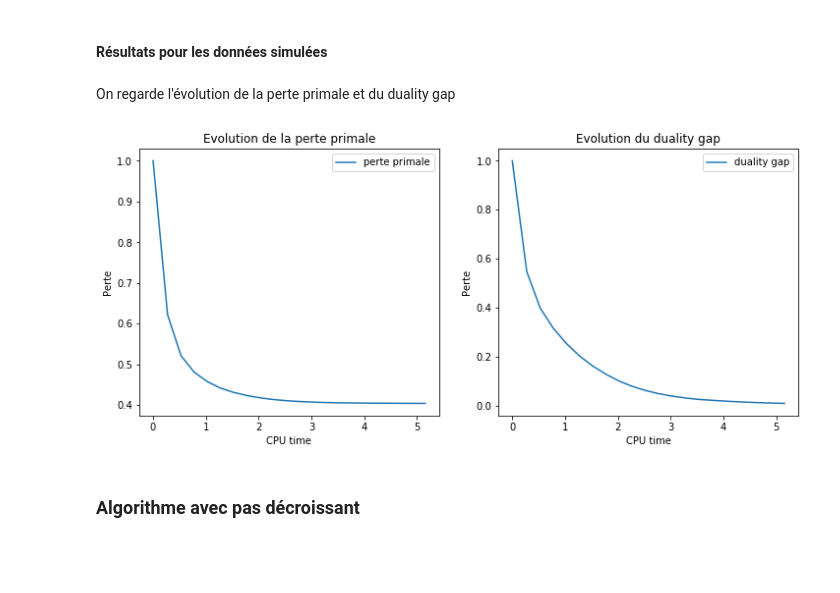
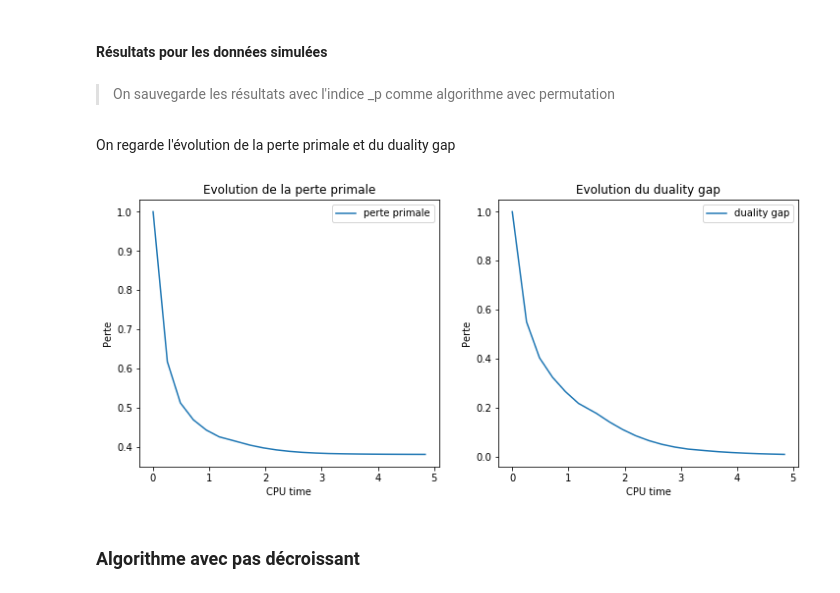
Before and after one commit to gauthier-schweitzer/soadml, a Jupyter notebook: Projet.ipynb, the cells around one changed output. Cells and saved outputs as stored; diff of their text form; code cells hidden in the pictures; blank space fills up the shorter version.

```diff
--- a/Projet.ipynb
+++ b/Projet.ipynb
@@ -192,6 +199,8 @@ def SDCA (X, Y, T, gamma, T_0_ratio, epsilon, lamb):
     return(Alpha, timelaps, primal_loss_track, dual_loss_track, gaps_track, W_bar, W_rand)
 # %% [markdown]
 #### Résultats pour les données simulées
+# %% [markdown]
+> On sauvegarde les résultats avec l'indice _p comme algorithme avec permutation
 # %%
 T = 20
 gamma = 1.0
@@ -210,22 +219,22 @@ On regarde l'évolution de la perte primale et du duality gap
 # %%
 plt.figure(figsize=(12,5))
 plt.plot([2,1])
 plt.subplot(121)
-plt.plot(np.cumsum(timelaps), primal_loss_track , label="perte primale")
+plt.plot(np.cumsum(timelaps_p), primal_loss_track_p , label="perte primale")
 plt.ylabel("Perte")
 plt.xlabel("CPU time")
 plt.legend()
 plt.title("Evolution de la perte primale")
 
 plt.subplot(122)
-plt.plot(np.cumsum(timelaps), gaps_track , label="duality gap")
+plt.plot(np.cumsum(timelaps_p), gaps_track_p , label="duality gap")
 plt.ylabel("Perte")
 plt.xlabel("CPU time")
 plt.legend()
 plt.title("Evolution du duality gap")
 plt.show()
 # %% [output]
-[figure, old version]
+[figure, new version]
 # %% [markdown]
 ### Algorithme avec pas décroissant
 # %%
```
Also changed, not shown: parts of 17 cells of this notebook.
